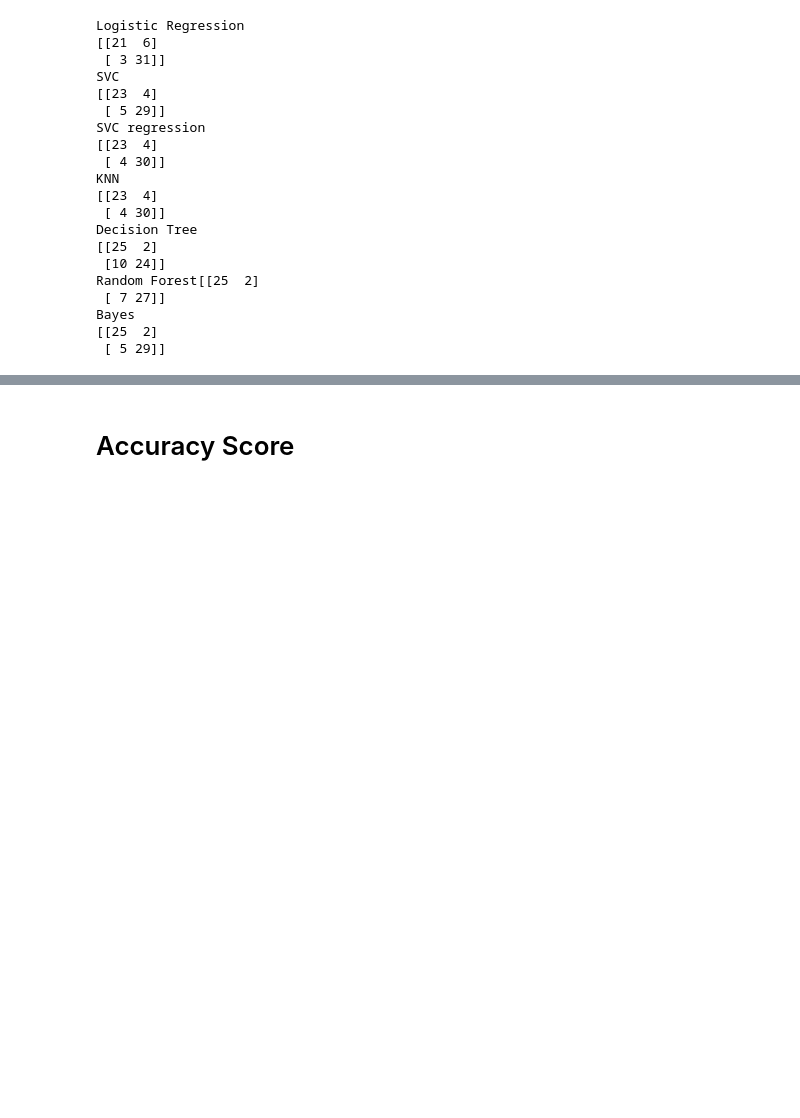
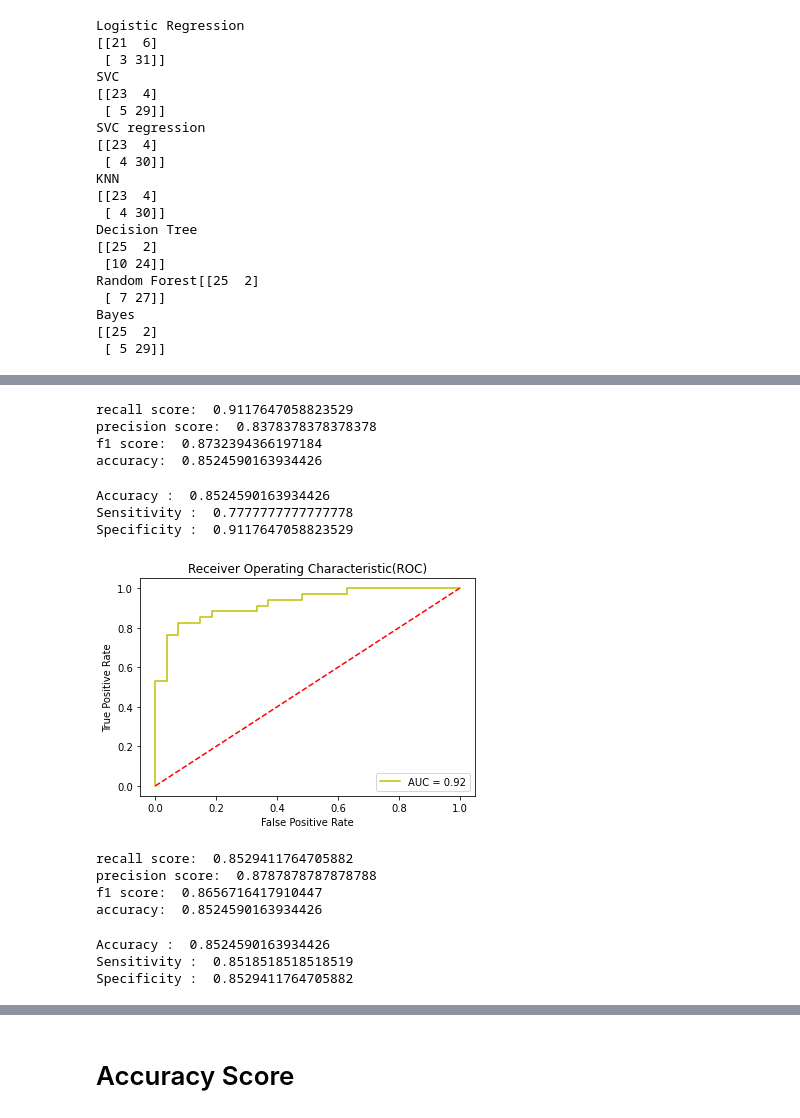
Before and after one commit to yousufAzadAyon/Cardiovascular-Disease-Prediction-Using-Data-Mining-Classification-Techniques, a Jupyter notebook: multiModelCompare.ipynb, the cells around one changed output, grey strips where cells are left out. Cells and saved outputs as stored; diff of their text form; code cells hidden in the pictures; blank space fills up the shorter version.

```diff
--- a/multiModelCompare.ipynb
+++ b/multiModelCompare.ipynb
@@ -221,0 +256,42 @@ Bayes
+# %%
+print("recall score: ", recall_score(y_test, y_pred))
+print("precision score: ", precision_score(y_test, y_pred))
+print("f1 score: ", f1_score(y_test, y_pred))
+print("accuracy: ", accuracy_score(y_test, y_pred))
+# %% [output]
+recall score:  0.9117647058823529
+precision score:  0.8378378378378378
+f1 score:  0.8732394366197184
+accuracy:  0.8524590163934426
+# %%
+total = sum(sum(lr_conf_matrix))
+accuracy=(lr_conf_matrix[0,0]+lr_conf_matrix[1,1])/total
+print ('Accuracy : ', accuracy)
+
+sensitivity = lr_conf_matrix[0,0]/(lr_conf_matrix[0,0]+lr_conf_matrix[0,1])
+print('Sensitivity : ', sensitivity )
+
+specificity = lr_conf_matrix[1,1]/(lr_conf_matrix[1,0]+lr_conf_matrix[1,1])
+print('Specificity : ', specificity)
+# %% [output]
+Accuracy :  0.8524590163934426
+Sensitivity :  0.7777777777777778
+Specificity :  0.9117647058823529
+# %%
+probs = svc.predict_proba(X_test)
+# %%
+malignant_probs = probs[:,1]
+fpr, tpr, thresholds = roc_curve(y_test, malignant_probs)
+roc_auc = auc(fpr, tpr)
+# %%
+plt.title('Receiver Operating Characteristic(ROC)')
+plt.plot(fpr, tpr, 'y', label = 'AUC = %0.2f' % roc_auc)
+plt.legend(loc = 'lower right')
+plt.plot([0, 1], [0, 1],'r--')
+plt.xlim([-0.05, 1.05])
+plt.ylim([-0.05, 1.05])
+plt.ylabel('True Positive Rate')
+plt.xlabel('False Positive Rate')
+plt.show()
+# %% [output]
+[figure, added]
@@ -221,0 +300,22 @@ Bayes
+# %%
+print("recall score: ", recall_score(y_test, y_pred))
+print("precision score: ", precision_score(y_test, y_pred))
+print("f1 score: ", f1_score(y_test, y_pred))
+print("accuracy: ", accuracy_score(y_test, y_pred))
+# %% [output]
+recall score:  0.8529411764705882
+precision score:  0.8787878787878788
+f1 score:  0.8656716417910447
+accuracy:  0.8524590163934426
+# %%
+total = sum(sum(svc_conf_matrix))
+accuracy=(svc_conf_matrix[0,0]+svc_conf_matrix[1,1])/total
+print ('Accuracy : ', accuracy)
+sensitivity = svc_conf_matrix[0,0]/(svc_conf_matrix[0,0]+svc_conf_matrix[0,1])
+print('Sensitivity : ', sensitivity )
+specificity = svc_conf_matrix[1,1]/(svc_conf_matrix[1,0]+svc_conf_matrix[1,1])
+print('Specificity : ', specificity)
+# %% [output]
+Accuracy :  0.8524590163934426
+Sensitivity :  0.8518518518518519
+Specificity :  0.8529411764705882
```
Also changed, not shown: parts of 46 cells of this notebook.
